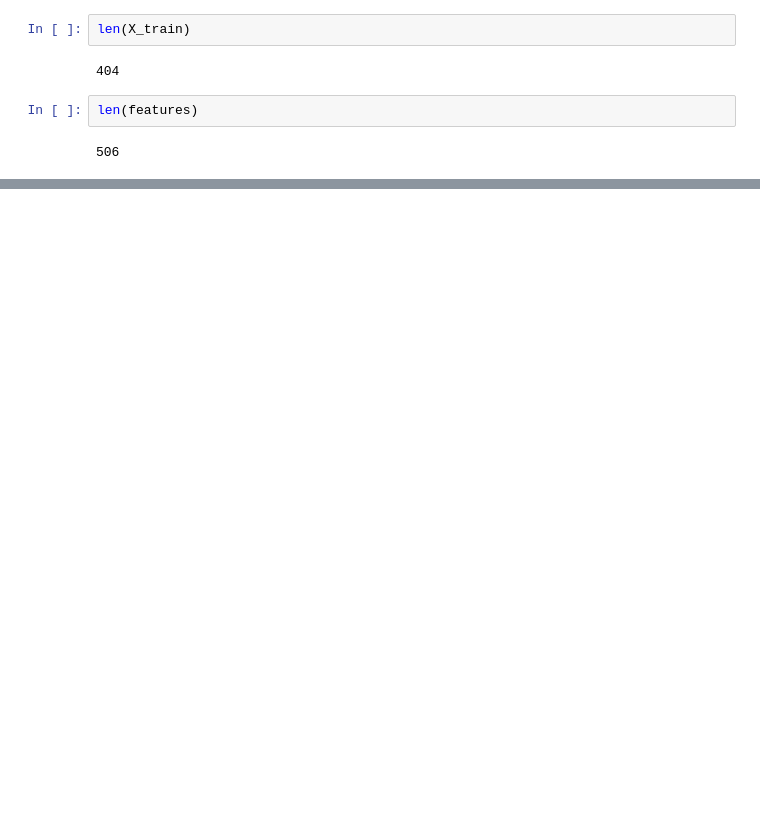
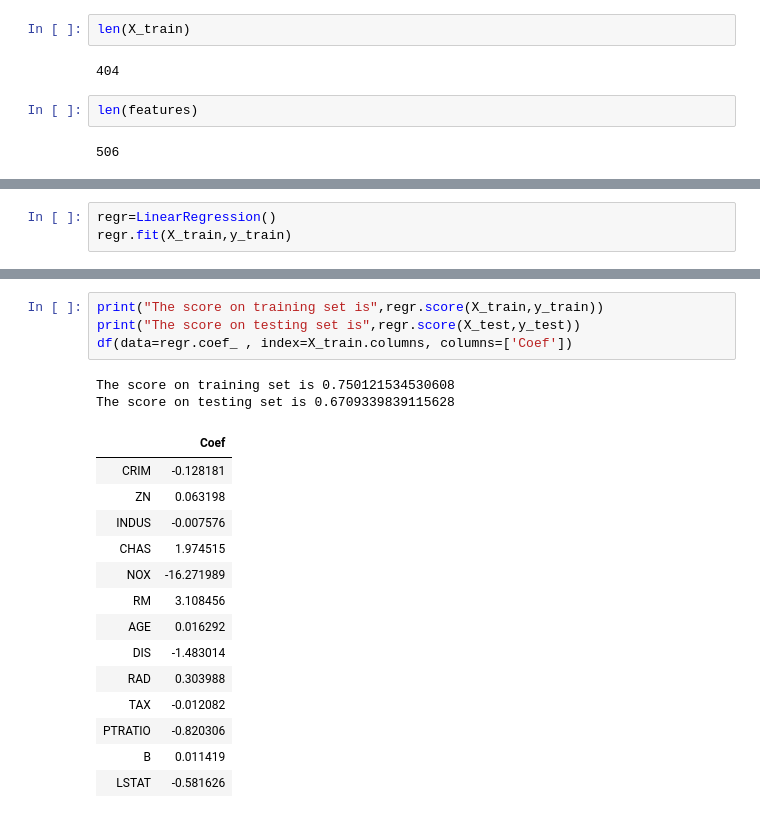
Before and after one commit to abhaypatro/House_price_predictor, a Jupyter notebook: House_price_predictor.ipynb, the cells around one changed output, grey strips where cells are left out. Saved outputs shown, nothing was run; the diff lists cells and outputs as text; blank space fills up the shorter version.

```diff
--- a/House_price_predictor.ipynb
+++ b/House_price_predictor.ipynb
@@ -432,0 +451,3 @@ len(features)
+# %%
+regr=LinearRegression()
+regr.fit(X_train,y_train)
@@ -432,0 +467,21 @@ len(features)
+# %%
+print("The score on training set is",regr.score(X_train,y_train))
+print("The score on testing set is",regr.score(X_test,y_test))
+df(data=regr.coef_ , index=X_train.columns, columns=['Coef'])
+# %% [output]
+The score on training set is 0.750121534530608
+The score on testing set is 0.6709339839115628
+|  | Coef |
+| CRIM | -0.128181 |
+| ZN | 0.063198 |
+| INDUS | -0.007576 |
+| CHAS | 1.974515 |
+| NOX | -16.271989 |
+| RM | 3.108456 |
+| AGE | 0.016292 |
+| DIS | -1.483014 |
+| RAD | 0.303988 |
+| TAX | -0.012082 |
+| PTRATIO | -0.820306 |
+| B | 0.011419 |
+| LSTAT | -0.581626 |
```
Also changed, not shown: parts of 13 cells of this notebook.
